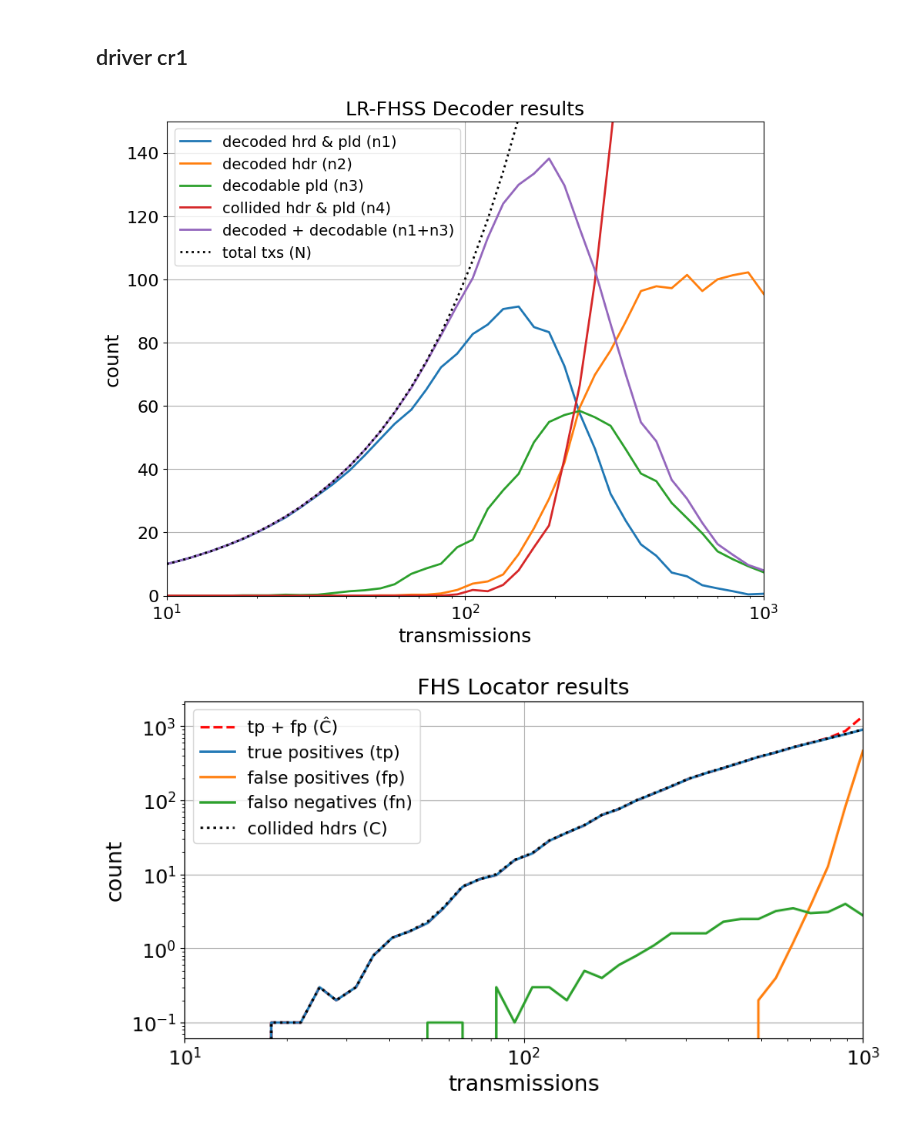
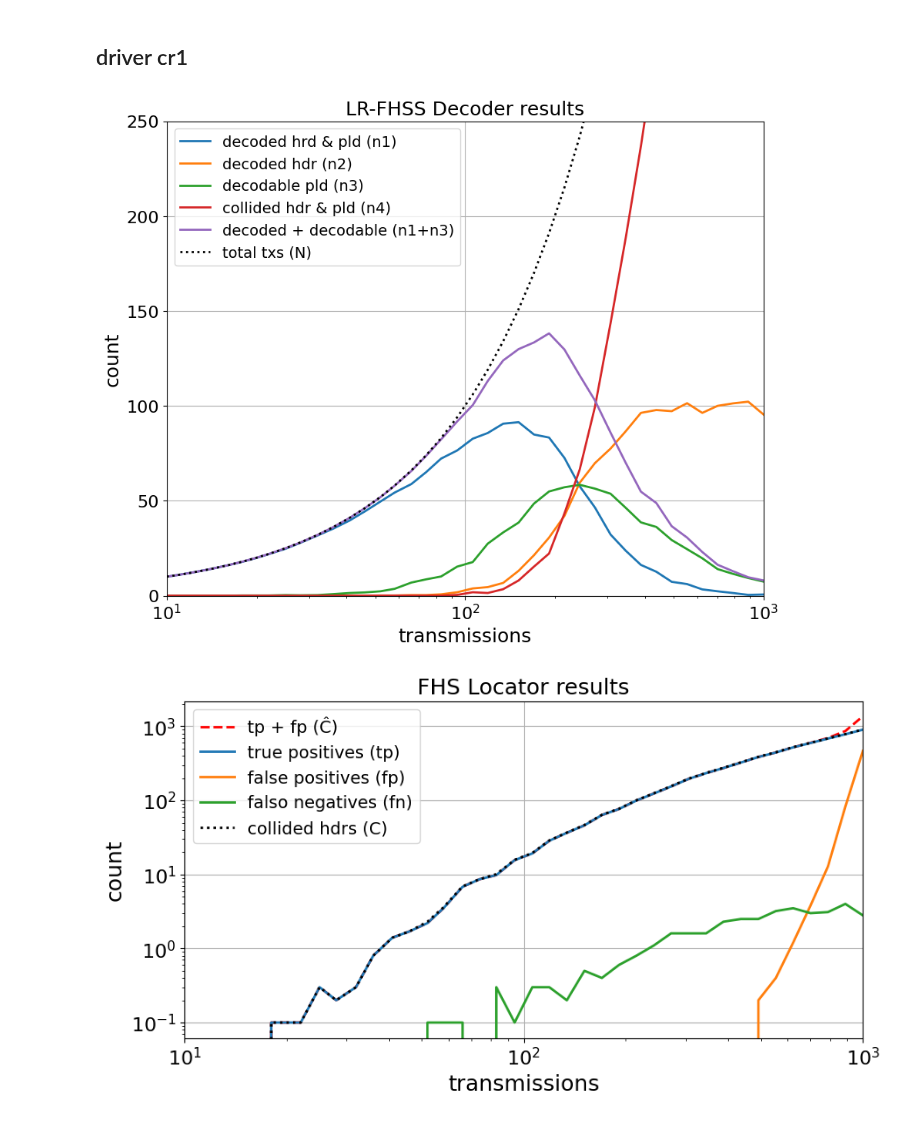
Before and after one commit to diegomm6/lr-fhss_seq-families, a Jupyter notebook: predecode.ipynb, the cells around one changed output. Saved outputs shown, nothing was run; the diff lists cells and outputs as text; code cells hidden in the pictures.

Commit message:
plots added

```diff
--- a/predecode.ipynb
+++ b/predecode.ipynb
@@ -646,35 +646,35 @@ plt.show()
 # %%
 data = pd.read_csv('fhslreceiver/cr1-8to31frg-40ns.csv', index_col=0, header=None).T
 nodes = data['nodes'].to_numpy()
 
 fhslocator_results = np.add(data['driver-tp'].to_numpy(), data['driver-fp'].to_numpy())
 decoded_decodable = np.add(data['driver-decoded_hrd_pld'].to_numpy(), data['driver-decodable_pld'].to_numpy())
 decodable_collided = np.add(data['driver-decodable_pld'].to_numpy(), data['driver-collided_hdr_pld'].to_numpy())
 
 plt.figure(figsize=(10,8))
 
 plt.plot(nodes, data['driver-decoded_hrd_pld'], label=f'decoded hrd & pld (n1)', linewidth=2)
 plt.plot(nodes, data['driver-decoded_hdr'], label=f'decoded hdr (n2)', linewidth=2)
 plt.plot(nodes, data['driver-decodable_pld'], label=f'decodable pld (n3)', linewidth=2)
 plt.plot(nodes, data['driver-collided_hdr_pld'], label=f'collided hdr & pld (n4)', linewidth=2)
 plt.plot(nodes, decoded_decodable, label=f'decoded + decodable (n1+n3)', linewidth=2)
 
 plt.plot(nodes, nodes, label=f'total txs (N)', color='k', linestyle='dotted', linewidth=2)
 
 plt.title('LR-FHSS Decoder results', fontsize=18)
 plt.xlabel('transmissions', fontsize=18)
 plt.ylabel('count', fontsize=18)
 plt.xticks(fontsize=16)
 plt.yticks(fontsize=16)
 plt.xscale('log')
 #plt.yscale('log')
 plt.xlim(1e1,1e3)
-plt.ylim(0,1.5e2)
+plt.ylim(0,2.5e2)
 plt.grid()
 plt.legend(fontsize=14)
 plt.savefig("statusresults.pdf")
 # %% [output]
-[figure, old version]
+[figure, new version]
 # %%
 plt.figure(figsize=(10,5))
 
```
Also changed, not shown: 1 other file.
